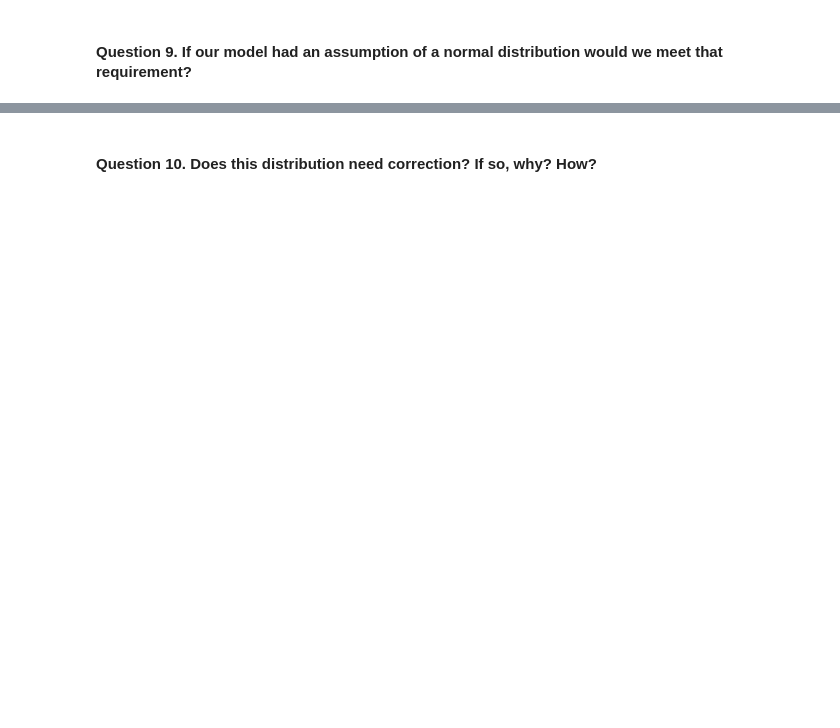
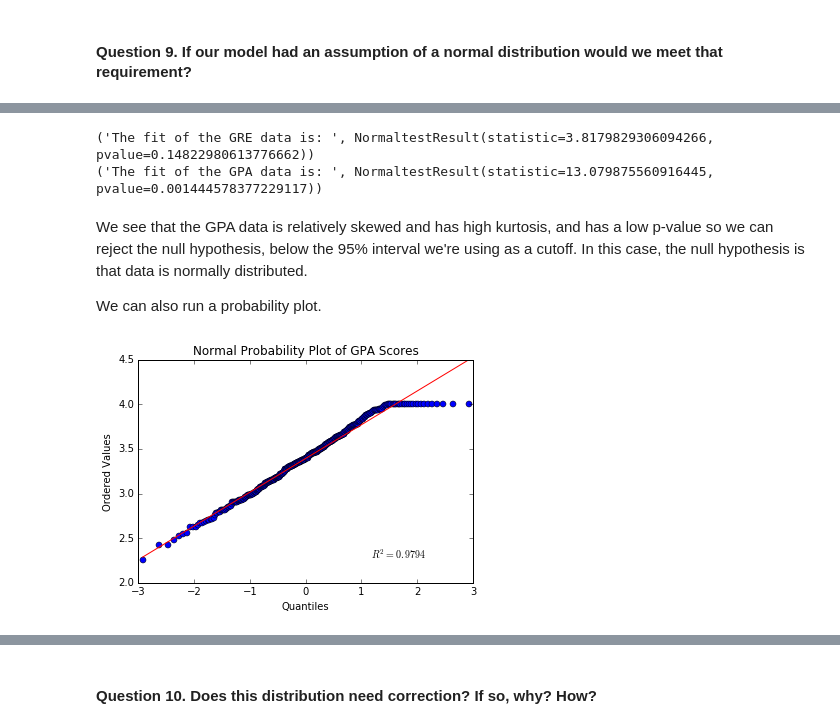
Before and after one commit to themp731/Projects, a Jupyter notebook: Project 2/project2.MP.ipynb, the cells around one changed output, grey strips where cells are left out. Saved outputs shown, nothing was run; the diff lists cells and outputs as text; code cells hidden in the pictures; blank space fills up the shorter version.

```diff
--- a/Project 2/project2.MP.ipynb
+++ b/Project 2/project2.MP.ipynb
@@ -88,0 +145,22 @@ Answer:
+# %%
+#Import the stats functions from SciPy, not sure if PyLab or Statsmodels included this stuff.
+from scipy import stats as stats
+gre_fit = stats.normaltest(gre_clean)
+gpa_fit = stats.normaltest(gpa_clean)
+print("The fit of the GRE data is: ",gre_fit)
+print("The fit of the GPA data is: ",gpa_fit)
+# %% [output]
+('The fit of the GRE data is: ', NormaltestResult(statistic=3.8179829306094266, pvalue=0.14822980613776662))
+('The fit of the GPA data is: ', NormaltestResult(statistic=13.079875560916445, pvalue=0.001444578377229117))
+# %% [markdown]
+We see that the GPA data is relatively skewed and has high kurtosis, and has a low p-value so we can reject the null hypothesis, below the 95% interval we're using as a cutoff. In this case, the null hypothesis is that data is normally distributed.
+
+We can also run a probability plot.
+# %%
+#Normal distribution probability plot for GPA and GRE
+gpaprob = plt.subplot()
+stats.probplot(gpa_clean, dist="norm", plot=gpaprob)
+plt.title("Normal Probability Plot of GPA Scores")
+plt.show()
+# %% [output]
+[figure, added]
```
Also changed, not shown: parts of 34 cells of this notebook.
